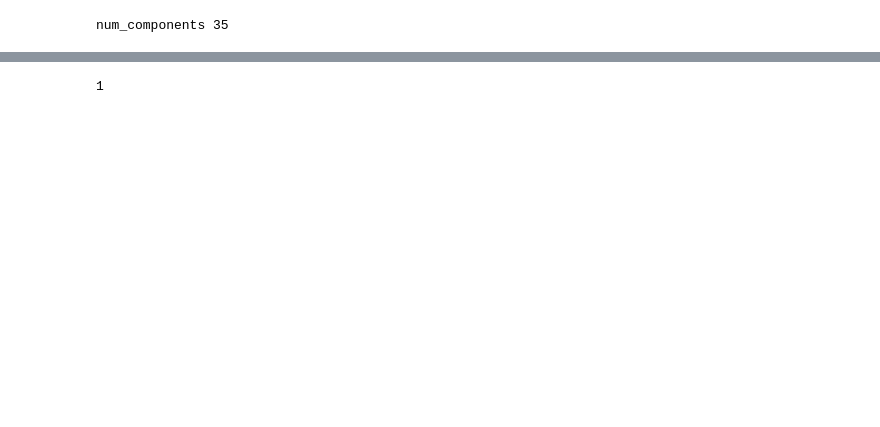
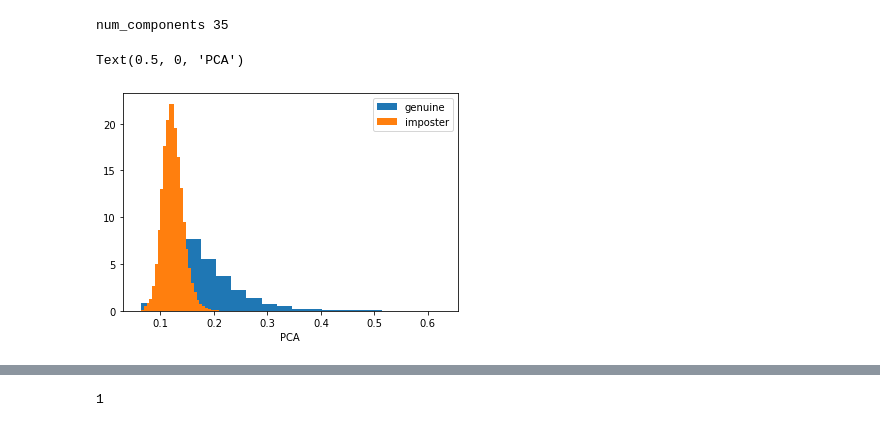
Before and after one commit to ivanlee1999/Biometrics, a Jupyter notebook: Assignment3/assignment_3_2022.ipynb, the cells around one changed output, grey strips where cells are left out. Cells and saved outputs as stored; diff of their text form; code cells hidden in the pictures; blank space fills up the shorter version.

Commit message:
scores

```diff
--- a/Assignment3/assignment_3_2022.ipynb
+++ b/Assignment3/assignment_3_2022.ipynb
@@ -318,8 +322,10 @@ From [PyImageSearch Gurus Course on Computer Vision](https://www.pyimagesearch.c
 from sklearn.decomposition import PCA
 from scipy.spatial.distance import euclidean
 
+num_components = 35
+
 if DESC == FeatureDescriptor.PCA:
-    # Compute a PCA (eigenfaces) on the face dataset
+    # Compute a pca (eigenfaces) on the face dataset
     num_components = min(num_components, min(n_samples, n_features))
     print("num_components {n}".format(n=num_components))
     desc = PCA(n_components=num_components, svd_solver='randomized', whiten=True).fit(faces.data)
@@ -330,3 +336,35 @@ if DESC == FeatureDescriptor.PCA:
     # print(1)
 # %% [output]
 num_components 35
+# %%
+scores = np.zeros((np.shape(X_pca)[0], np.shape(X_pca)[0]))
+ids = np.zeros((np.shape(X_pca)[0], np.shape(X_pca)[0]))
+for i in range(np.shape(X_pca)[0]):
+    for j in range(np.shape(X_pca)[0]):
+        if(i != j):
+            scores[i][j] = 1/dist_metric(X_pca[i], X_pca[j])
+        if(faces.target[i] == faces.target[j]):
+            ids[i][j] = 1
+
+scores = scores.tolist()
+ids = ids.tolist()
+
+for i in range(np.shape(X_pca)[0]):
+    scores[i].pop(i)
+    ids[i].pop(i)
+
+scores = np.array(scores).flatten()
+ids = np.array(ids).flatten()
+# %%
+genuine_index = np.where(ids==1)
+imposter_index = np.where(ids==0)
+
+plt.hist(scores[genuine_index], density=True,  bins = 20, label = 'genuine')
+plt.legend()
+plt.hist(scores[imposter_index], density=True,  bins = 50, label = 'imposter')
+plt.legend()
+
+plt.xlabel('PCA')
+# %% [output]
+Text(0.5, 0, 'PCA')
+[figure, added]
```
Also changed, not shown: parts of 22 cells of this notebook.
